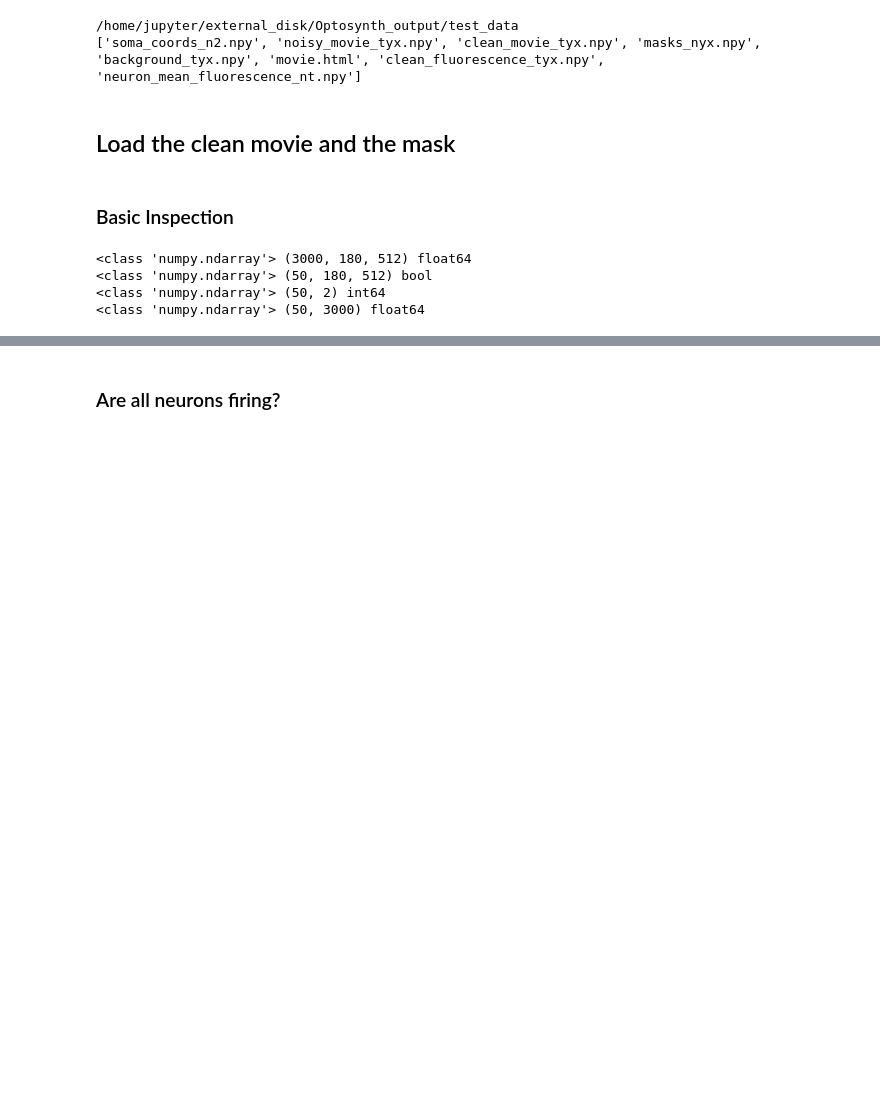
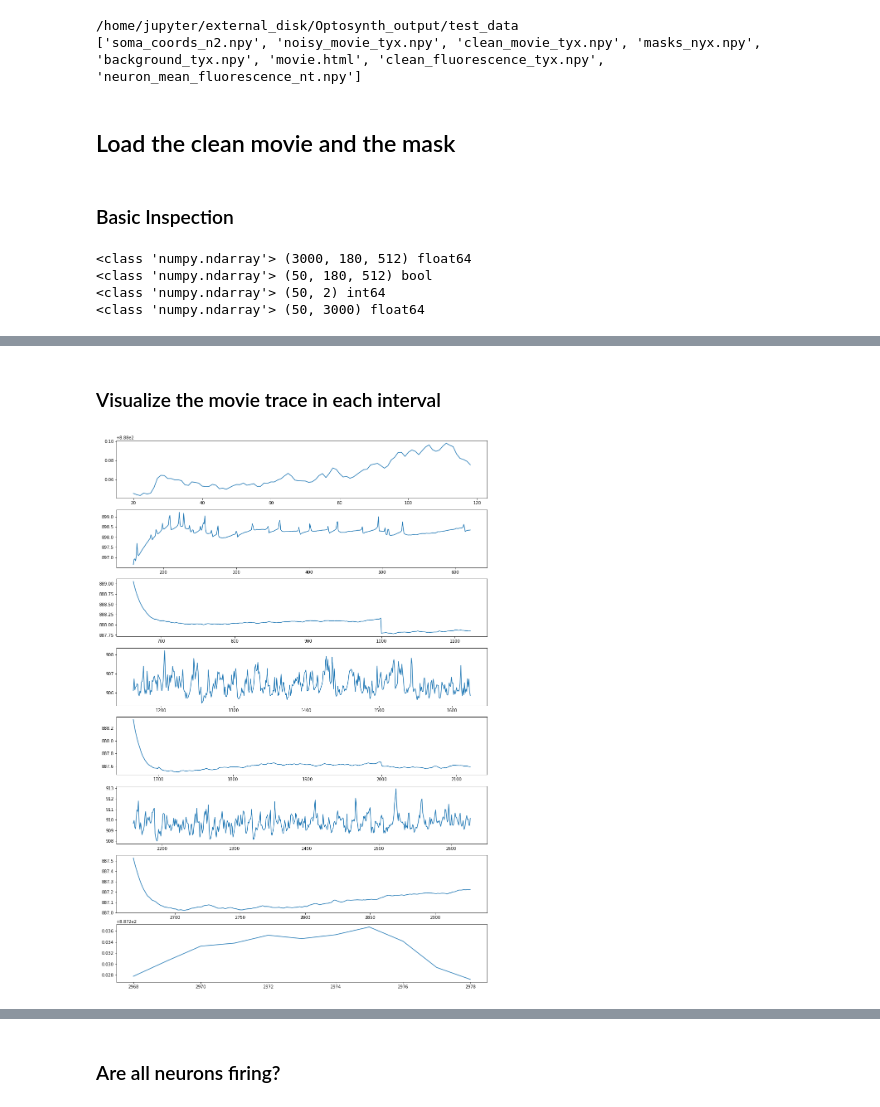
Before and after one commit to cellarium-ai/Optosynth, a Jupyter notebook: graph_segmentation.ipynb, the cells around one changed output, grey strips where cells are left out. Saved outputs shown, nothing was run; the diff lists cells and outputs as text; code cells hidden in the pictures; blank space fills up the shorter version.

```diff
--- a/graph_segmentation.ipynb
+++ b/graph_segmentation.ipynb
@@ -92,0 +191,8 @@ I need to do detrending, moving average is not good for the break-points
+# %%
+pred_shifted = numpy.roll(pred,-1,axis=0)
+bp_mask = (pred != pred_shifted)
+bp_mask[0]=True
+bp_mask[-1]=True
+bp = numpy.arange(pred.shape[0])[bp_mask]
+for i in range(len(bp)-1):
+    print(bp[i],bp[i+1])
@@ -92,0 +208,15 @@ I need to do detrending, moving average is not good for the break-points
+# %% [markdown]
+### Visualize the movie trace in each interval
+# %%
+N_interval=bp.shape[0]-1
+avoid_region_near_bp = 20
+
+fontsize=20
+fig, ax = plt.subplots(nrows=N_interval, figsize=(16,24))
+for n in range(N_interval):
+    i_left = bp[n]+avoid_region_near_bp
+    i_right = bp[n+1]-avoid_region_near_bp
+    x = numpy.arange(i_left,i_right)
+    ax[n].plot(x, movie_trace[i_left:i_right])
+# %% [output]
+[figure, added]
```
Also changed, not shown: parts of 87 cells of this notebook, 1 other file.
